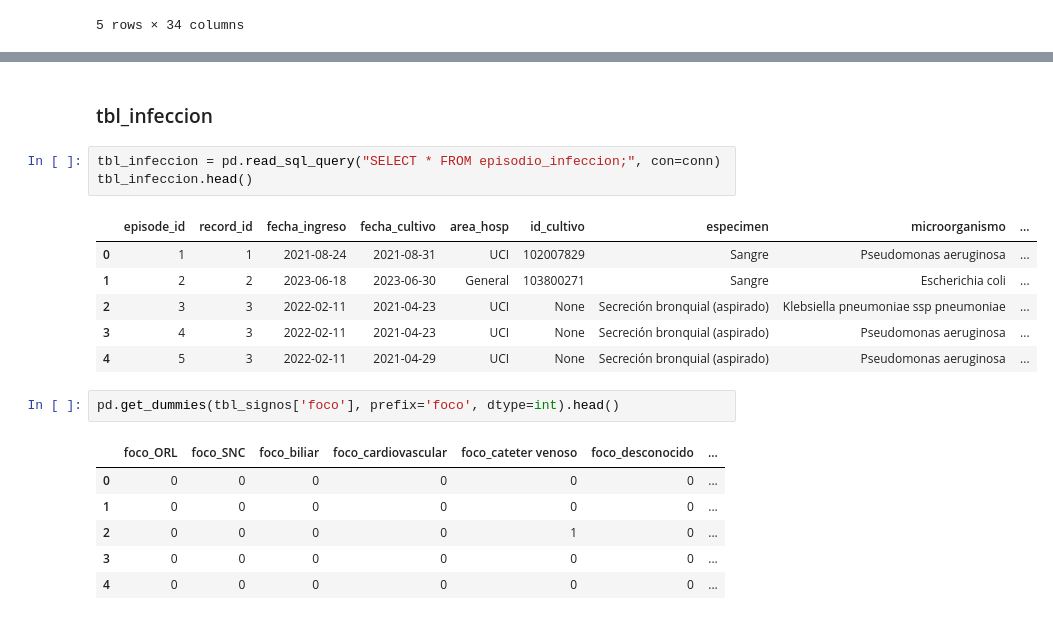
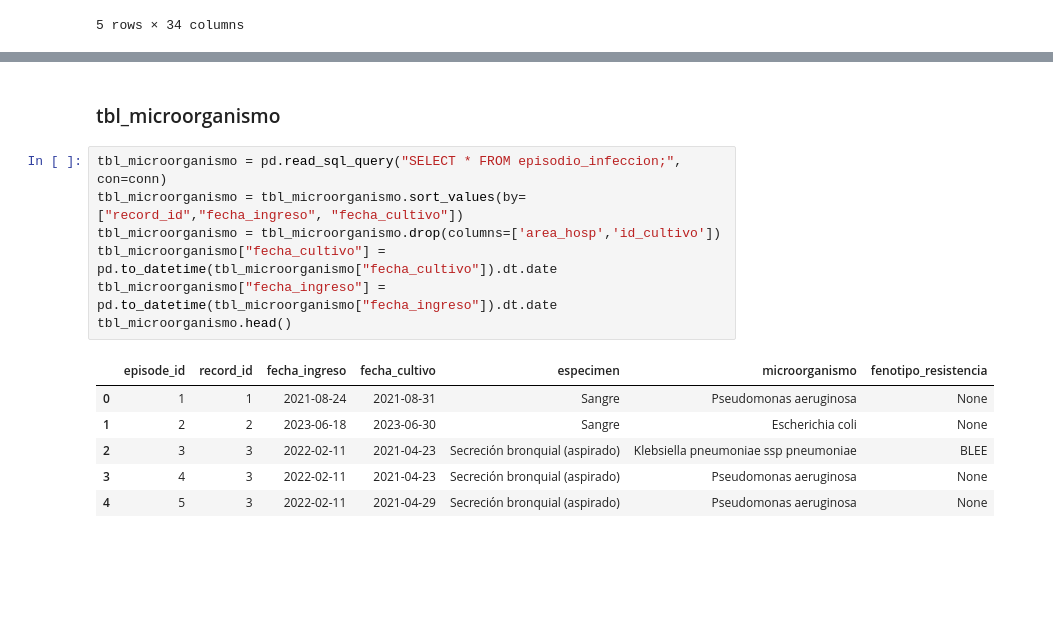
Before and after one commit to PauPascualMas/ML_model, a Jupyter notebook: notebooks/preprocess.ipynb, the cells around one changed output, grey strips where cells are left out. Drawn from its saved outputs; the diff is of its cells as text; blank space fills up the shorter version.

```diff
--- a/notebooks/preprocess.ipynb
+++ b/notebooks/preprocess.ipynb
@@ -223,21 +297,16 @@ tbl_signos.head()
 # %% [markdown]
-### tbl_infeccion
+### tbl_microorganismo
 # %%
-tbl_infeccion = pd.read_sql_query("SELECT * FROM episodio_infeccion;", con=conn)
-tbl_infeccion.head()
+tbl_microorganismo = pd.read_sql_query("SELECT * FROM episodio_infeccion;", con=conn)
+tbl_microorganismo = tbl_microorganismo.sort_values(by=["record_id","fecha_ingreso", "fecha_cultivo"])
+tbl_microorganismo = tbl_microorganismo.drop(columns=['area_hosp','id_cultivo'])
+tbl_microorganismo["fecha_cultivo"] = pd.to_datetime(tbl_microorganismo["fecha_cultivo"]).dt.date
+tbl_microorganismo["fecha_ingreso"] = pd.to_datetime(tbl_microorganismo["fecha_ingreso"]).dt.date
+tbl_microorganismo.head()
 # %% [output]
-|  | episode_id | record_id | fecha_ingreso | fecha_cultivo | area_hosp | id_cultivo | especimen | microorganismo | ... |
-| 0 | 1 | 1 | 2021-08-24 | 2021-08-31 | UCI | 102007829 | Sangre | Pseudomonas aeruginosa | ... |
-| 1 | 2 | 2 | 2023-06-18 | 2023-06-30 | General | 103800271 | Sangre | Escherichia coli | ... |
-| 2 | 3 | 3 | 2022-02-11 | 2021-04-23 | UCI | None | Secreción bronquial (aspirado) | Klebsiella pneumoniae ssp pneumoniae | ... |
-| 3 | 4 | 3 | 2022-02-11 | 2021-04-23 | UCI | None | Secreción bronquial (aspirado) | Pseudomonas aeruginosa | ... |
-| 4 | 5 | 3 | 2022-02-11 | 2021-04-29 | UCI | None | Secreción bronquial (aspirado) | Pseudomonas aeruginosa | ... |
+|  | episode_id | record_id | fecha_ingreso | fecha_cultivo | especimen | microorganismo | fenotipo_resistencia |
+| 0 | 1 | 1 | 2021-08-24 | 2021-08-31 | Sangre | Pseudomonas aeruginosa | None |
+| 1 | 2 | 2 | 2023-06-18 | 2023-06-30 | Sangre | Escherichia coli | None |
+| 2 | 3 | 3 | 2022-02-11 | 2021-04-23 | Secreción bronquial (aspirado) | Klebsiella pneumoniae ssp pneumoniae | BLEE |
+| 3 | 4 | 3 | 2022-02-11 | 2021-04-23 | Secreción bronquial (aspirado) | Pseudomonas aeruginosa | None |
+| 4 | 5 | 3 | 2022-02-11 | 2021-04-29 | Secreción bronquial (aspirado) | Pseudomonas aeruginosa | None |
-# %%
-pd.get_dummies(tbl_signos['foco'], prefix='foco', dtype=int).head()
-# %% [output]
-|  | foco_ORL | foco_SNC | foco_biliar | foco_cardiovascular | foco_cateter venoso | foco_desconocido | ... |
-| 0 | 0 | 0 | 0 | 0 | 0 | 0 | ... |
-| 1 | 0 | 0 | 0 | 0 | 0 | 0 | ... |
-| 2 | 0 | 0 | 0 | 0 | 1 | 0 | ... |
-| 3 | 0 | 0 | 0 | 0 | 0 | 0 | ... |
-| 4 | 0 | 0 | 0 | 0 | 0 | 0 | ... |
```
Also changed, not shown: parts of 36 cells of this notebook, 25 other files.
